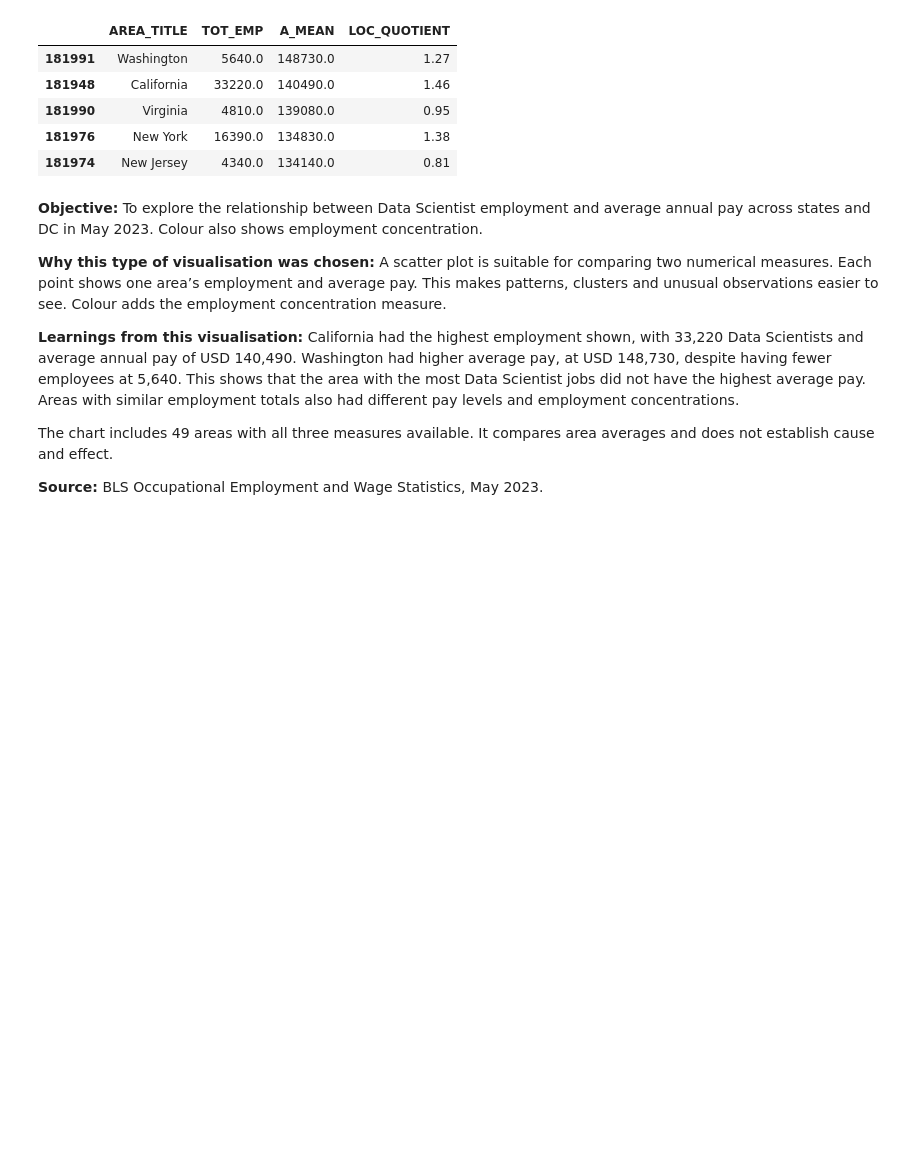
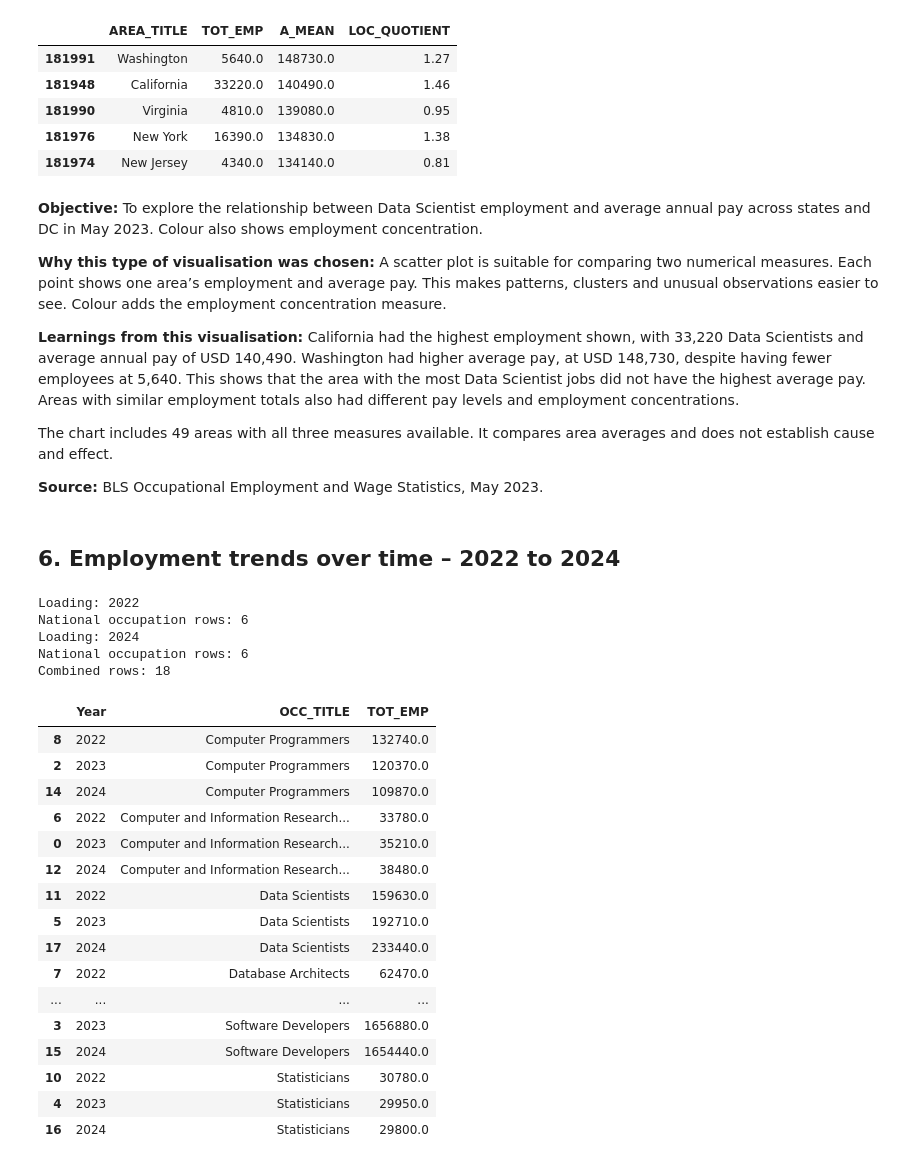
Before and after one commit to AbhinavBorgohain/AI_Employment_Analysis_DVC_CA1, a Jupyter notebook: AI_Employment_Analysis.ipynb, the cells around one changed output. Drawn from its saved outputs; the diff is of its cells as text; code cells hidden in the pictures; blank space fills up the shorter version.

```diff
--- a/AI_Employment_Analysis.ipynb
+++ b/AI_Employment_Analysis.ipynb
@@ -373,3 +373,81 @@ scatter_data[
 The chart includes 49 areas with all three measures available. It compares area averages and does not establish cause and effect.
 
 **Source:** BLS Occupational Employment and Wage Statistics, May 2023.
+# %% [markdown]
+## 6. Employment trends over time – 2022 to 2024
+# %%
+# Kept the existing 2023 national employment figures.
+trend_2023 = national[
+    ["OCC_CODE", "OCC_TITLE", "TOT_EMP"]
+].copy()
+
+trend_2023["Year"] = 2023
+
+# Stored the yearly tables in a list.
+trend_parts = [trend_2023]
+
+columns_needed = [
+    "AREA_TYPE", "NAICS", "OWN_CODE",
+    "OCC_CODE", "OCC_TITLE", "O_GROUP", "TOT_EMP"
+]
+
+# Repeated the same loading and filtering steps for both new years.
+for year in [2022, 2024]:
+    print("Loading:", year)
+
+    year_data = pd.read_excel(
+        f"all_data_M_{year}.xlsx",
+        sheet_name=f"All May {year} data",
+        usecols=columns_needed,
+        dtype=str,
+        nrows=1300
+    )
+
+    year_national = year_data.loc[
+        (year_data["AREA_TYPE"] == "1")
+        & (year_data["NAICS"] == "000000")
+        & (year_data["OWN_CODE"] == "1235")
+        & (year_data["O_GROUP"] == "detailed")
+        & year_data["OCC_CODE"].isin(occupation_codes),
+        ["OCC_CODE", "OCC_TITLE", "TOT_EMP"]
+    ].copy()
+
+    year_national["TOT_EMP"] = pd.to_numeric(
+        year_national["TOT_EMP"], errors="coerce"
+    )
+
+    year_national["Year"] = year
+    trend_parts.append(year_national)
+
+    print("National occupation rows:", len(year_national))
+
+# Joined the yearly tables and put them in order.
+trends = pd.concat(trend_parts, ignore_index=True)
+trends = trends.sort_values(["OCC_TITLE", "Year"])
+
+print("Combined rows:", len(trends))
+
+trends[["Year", "OCC_TITLE", "TOT_EMP"]]
+# %% [output]
+Loading: 2022
+National occupation rows: 6
+Loading: 2024
+National occupation rows: 6
+Combined rows: 18
+|  | Year | OCC_TITLE | TOT_EMP |
+| 8 | 2022 | Computer Programmers | 132740.0 |
+| 2 | 2023 | Computer Programmers | 120370.0 |
+| 14 | 2024 | Computer Programmers | 109870.0 |
+| 6 | 2022 | Computer and Information Research... | 33780.0 |
+| 0 | 2023 | Computer and Information Research... | 35210.0 |
+| 12 | 2024 | Computer and Information Research... | 38480.0 |
+| 11 | 2022 | Data Scientists | 159630.0 |
+| 5 | 2023 | Data Scientists | 192710.0 |
+| 17 | 2024 | Data Scientists | 233440.0 |
+| 7 | 2022 | Database Architects | 62470.0 |
+| ... | ... | ... | ... |
+| 3 | 2023 | Software Developers | 1656880.0 |
+| 15 | 2024 | Software Developers | 1654440.0 |
+| 10 | 2022 | Statisticians | 30780.0 |
+| 4 | 2023 | Statisticians | 29950.0 |
+| 16 | 2024 | Statisticians | 29800.0 |
```
Also changed, not shown: parts of 3 cells of this notebook.
